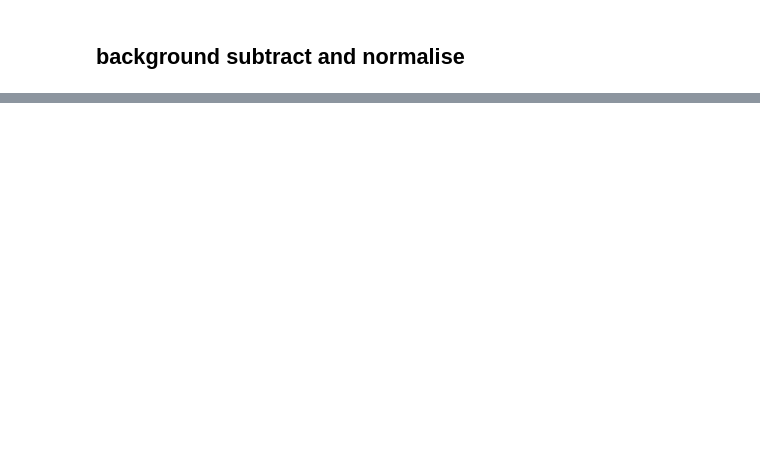
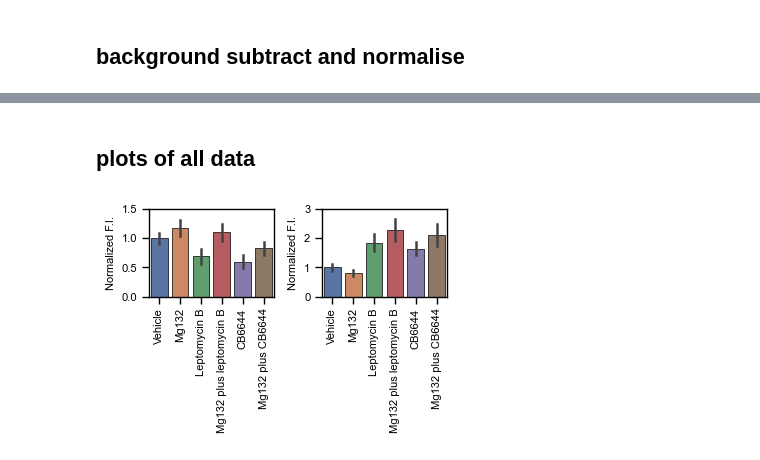
Before and after one commit to berrygroup/publications, a Jupyter notebook: 2026_POLR2A_homeostasis/Imaging/NikonSpinningDisk/CytoplasmicPOLR2A/CytoplasmicPOLR2A.ipynb, the cells around one changed output, grey strips where cells are left out. Cells and saved outputs as stored; diff of their text form; code cells hidden in the pictures; blank space fills up the shorter version.

```diff
--- a/2026_POLR2A_homeostasis/Imaging/NikonSpinningDisk/CytoplasmicPOLR2A/CytoplasmicPOLR2A.ipynb
+++ b/2026_POLR2A_homeostasis/Imaging/NikonSpinningDisk/CytoplasmicPOLR2A/CytoplasmicPOLR2A.ipynb
@@ -439,0 +445,43 @@ Ints_By_Well.DRUG.unique(), Ints_By_Well.PRIMARY_1.unique(), Ints_By_Well.PRIMAR
+# %% [markdown]
+## plots of all data
+# %%
+drug_order_all = ['Vehicle','Mg132','Leptomycin B','Mg132 plus leptomycin B', 'CB6644', 'Mg132 plus CB6644']
+# %%
+sns.set_context('paper')
+
+f, a = plt.subplots(ncols = 2, figsize = (3.7,3))
+
+g = sns.barplot(IntensitiesByWell_HCT116.query('CELL == "HCT116" & DRUG in @drug_order_all'),
+                x = 'DRUG', order = drug_order_all,
+                y = 'NUCLEUS_IF_647_Intensity_NORMED',
+                hue = 'DRUG', hue_order = drug_order_all, dodge = False, palette = 'deep',
+                edgecolor = 'black', linewidth = 0.5,
+                errorbar = 'sd',
+                ax = a[0])
+g.legend().remove()
+
+g = sns.barplot(IntensitiesByWell_HCT116.query('CELL == "HCT116" & DRUG in @drug_order_all'),
+                x = 'DRUG', order = drug_order_all,
+                y = 'CYTOPLASM_IF_647_Intensity_NORMED',
+                hue = 'DRUG', hue_order = drug_order_all, dodge = False, palette = 'deep',
+                edgecolor = 'black', linewidth = 0.5,
+                errorbar = 'sd',
+                ax = a[1])
+g.legend().remove()
+
+
+
+a[0].set_ylim(0,1.5)
+a[1].set_ylim(0,3)
+a[1].set_yticks([0,1,2,3])
+
+for i in range(2):
+    a[i].set_xlabel('', fontsize = 8)
+    a[i].set_ylabel('Normalized F.I.', fontsize = 8)
+    a[i].set_box_aspect(0.7)
+    a[i].tick_params(axis='both', labelsize=8)
+    a[i].tick_params(axis='x', rotation = 90)
+
+plt.tight_layout()
+# %% [output]
+[figure, added]
```
Also changed, not shown: parts of 126 cells of this notebook, 9 other files.
